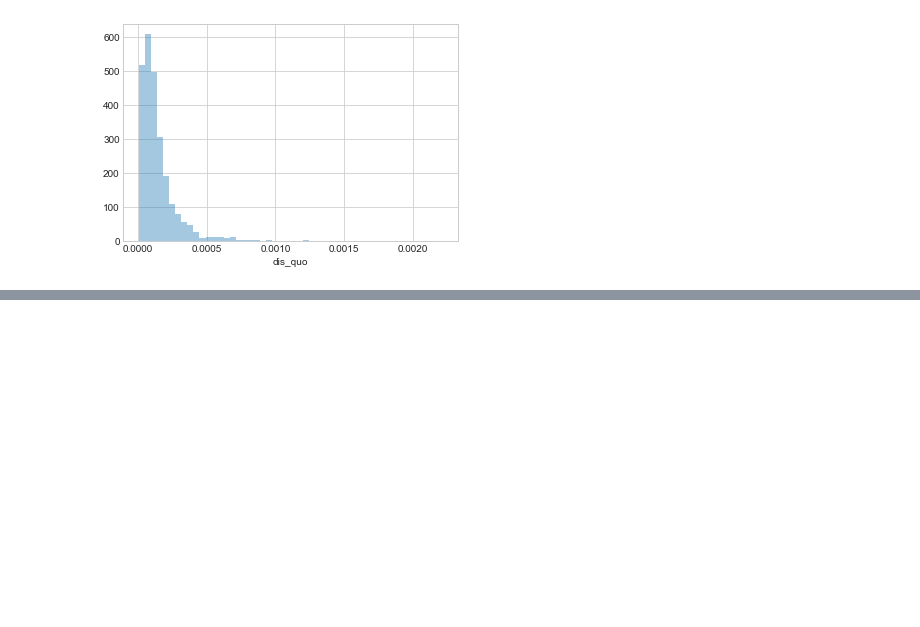
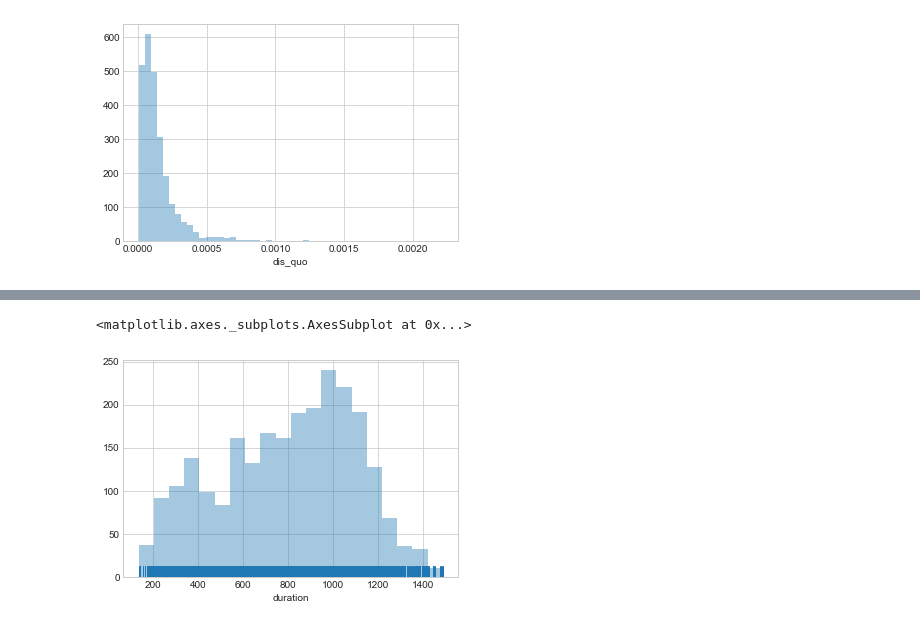
Before and after one commit to mallen69/Project_Sprint_7, a Jupyter notebook: Sprint05_Summarizing_Describing/Jon_Honda.ipynb, the cells around one changed output, grey strips where cells are left out. Drawn from its saved outputs; the diff is of its cells as text; code cells hidden in the pictures; blank space fills up the shorter version.

```diff
--- a/Sprint05_Summarizing_Describing/Jon_Honda.ipynb
+++ b/Sprint05_Summarizing_Describing/Jon_Honda.ipynb
@@ -332,0 +374,11 @@ ax = sns.heatmap(x)
+# %%
+# interesting. data is clustered between 135 min and about 1500 min.
+# what if we zoom in this area?
+#but hard to know how far to zoom in.  OKay - incrementally make charts w/ more and more population till you get cluster.
+#increment as portion of total talks
+
+df_dur = df[(df.duration <1500)].sort_values(by=['duration']).loc[:,'duration']  #make df w/ only sorted duration data
+sns.distplot(df_dur, kde=False,rug=True)
+# %% [output]
+<matplotlib.axes._subplots.AxesSubplot at 0x...>
+[figure, added]
```
Also changed, not shown: parts of 12 cells of this notebook, 2 other files.
